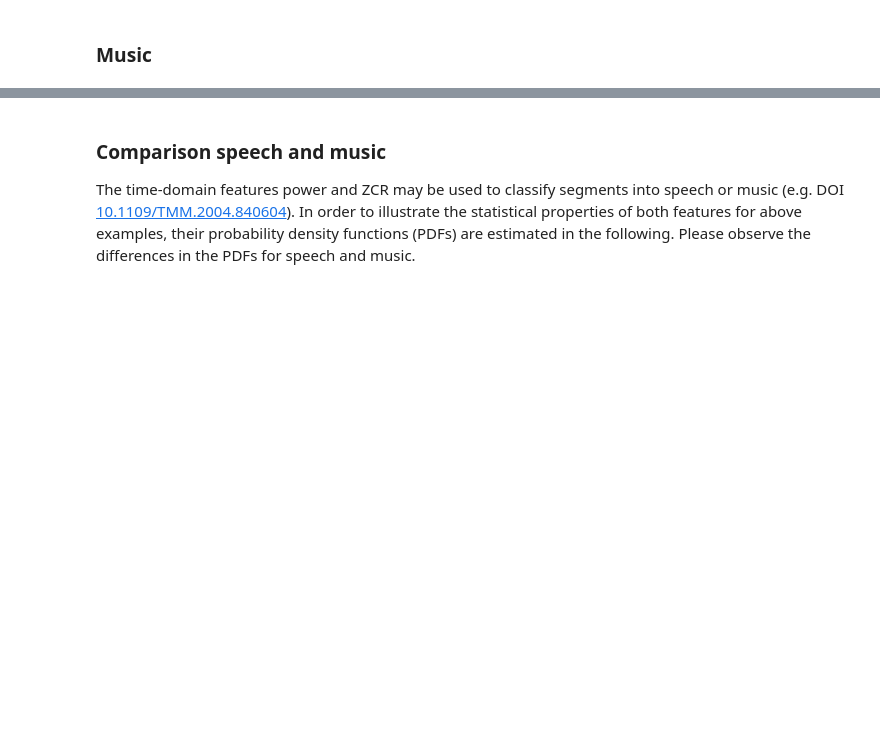
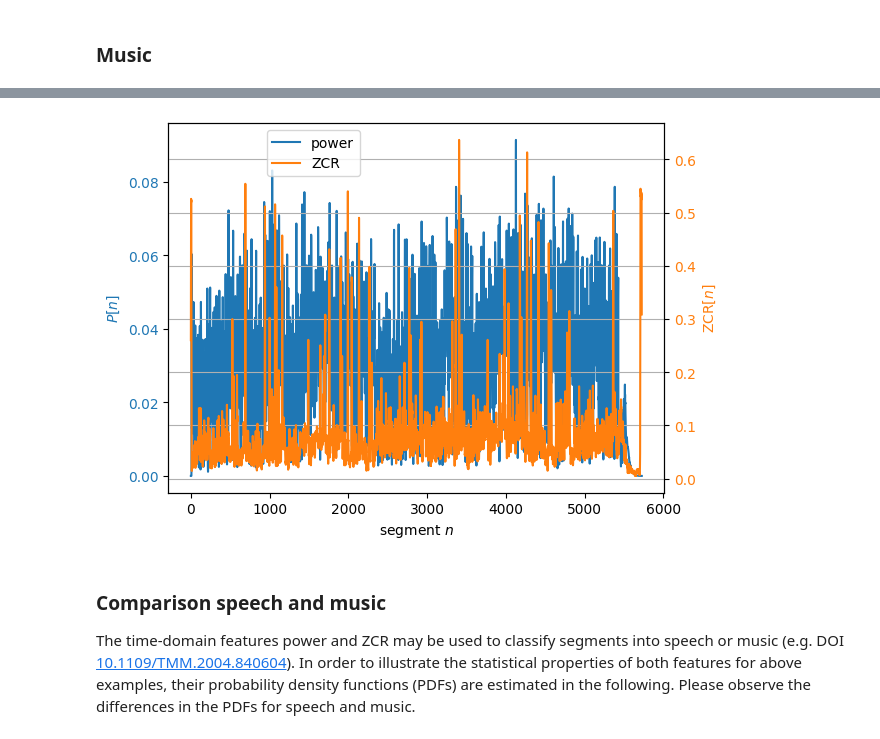
Before and after one commit to spatialaudio/data-driven-audio-signal-processing-lecture, a Jupyter notebook: features/time_domain_features_demo.ipynb, the cells around one changed output, grey strips where cells are left out. Cells and saved outputs as stored; diff of their text form; code cells hidden in the pictures; blank space fills up the shorter version.

```diff
--- a/features/time_domain_features_demo.ipynb
+++ b/features/time_domain_features_demo.ipynb
@@ -105,6 +105,6 @@ plot_signal(music)
 # %%
 RMS = librosa.feature.rms(
-    music, frame_length=segment_length, hop_length=hop_size)
+    y=music, frame_length=segment_length, hop_length=hop_size)
 P_music = np.squeeze(RMS)**2
 
 ZCR = librosa.feature.zero_crossing_rate(
@@ -117,3 +116,4 @@ plot_E_ZCR(P_music, ZCR_music)
+[figure, added]
 # %% [markdown]
 ### Comparison speech and music
 
```
Also changed, not shown: parts of 9 cells of this notebook, 39 other files.
